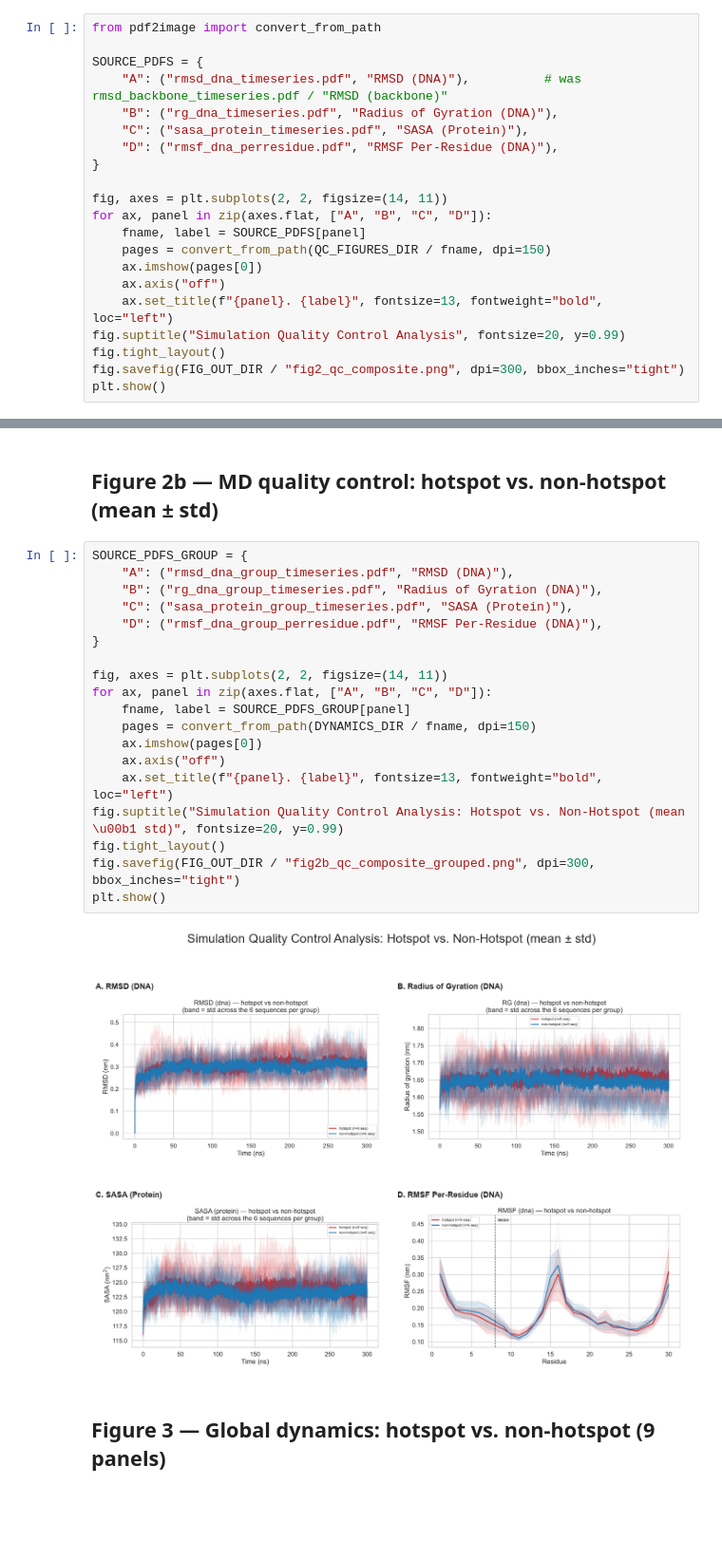
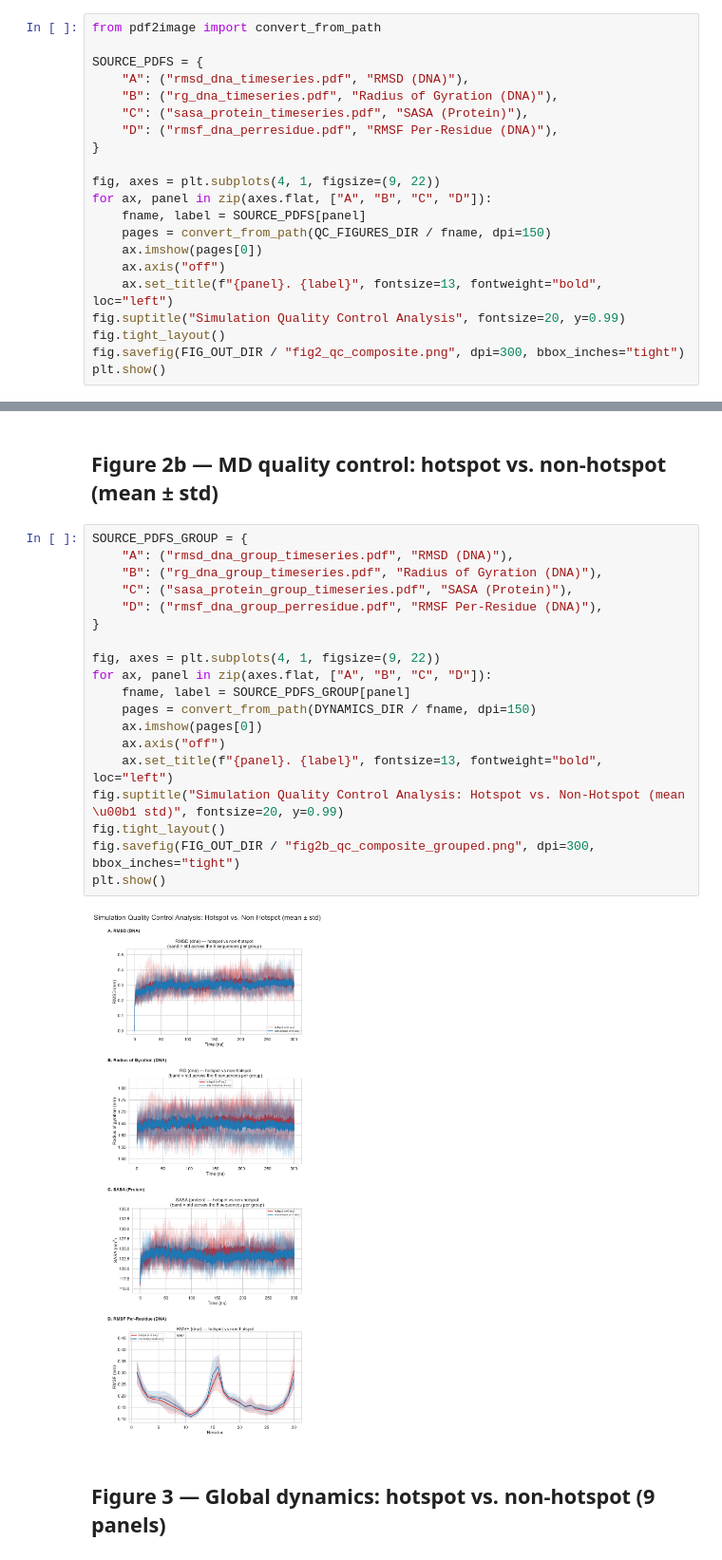
Before and after one commit to Rach711/5OHC-Project, a Jupyter notebook: 11-results_figures.ipynb, the cells around one changed output, grey strips where cells are left out. Shown at 95% size. Cells and saved outputs as stored; diff of their text form; blank space fills up the shorter version.

```diff
--- a/11-results_figures.ipynb
+++ b/11-results_figures.ipynb
@@ -154,13 +154,13 @@ compressed 0.00–0.30 ns axis instead of the full 0–300 ns.
 from pdf2image import convert_from_path
 
 SOURCE_PDFS = {
-    "A": ("rmsd_dna_timeseries.pdf", "RMSD (DNA)"),          # was rmsd_backbone_timeseries.pdf / "RMSD (backbone)"
+    "A": ("rmsd_dna_timeseries.pdf", "RMSD (DNA)"),
     "B": ("rg_dna_timeseries.pdf", "Radius of Gyration (DNA)"),
     "C": ("sasa_protein_timeseries.pdf", "SASA (Protein)"),
     "D": ("rmsf_dna_perresidue.pdf", "RMSF Per-Residue (DNA)"),
 }
 
-fig, axes = plt.subplots(2, 2, figsize=(14, 11))
+fig, axes = plt.subplots(4, 1, figsize=(9, 22))
 for ax, panel in zip(axes.flat, ["A", "B", "C", "D"]):
     fname, label = SOURCE_PDFS[panel]
     pages = convert_from_path(QC_FIGURES_DIR / fname, dpi=150)
@@ -178,24 +286,24 @@ plt.show()
 # %%
 SOURCE_PDFS_GROUP = {
     "A": ("rmsd_dna_group_timeseries.pdf", "RMSD (DNA)"),
     "B": ("rg_dna_group_timeseries.pdf", "Radius of Gyration (DNA)"),
     "C": ("sasa_protein_group_timeseries.pdf", "SASA (Protein)"),
     "D": ("rmsf_dna_group_perresidue.pdf", "RMSF Per-Residue (DNA)"),
 }
 
-fig, axes = plt.subplots(2, 2, figsize=(14, 11))
+fig, axes = plt.subplots(4, 1, figsize=(9, 22))
 for ax, panel in zip(axes.flat, ["A", "B", "C", "D"]):
     fname, label = SOURCE_PDFS_GROUP[panel]
     pages = convert_from_path(DYNAMICS_DIR / fname, dpi=150)
     ax.imshow(pages[0])
     ax.axis("off")
     ax.set_title(f"{panel}. {label}", fontsize=13, fontweight="bold", loc="left")
 fig.suptitle("Simulation Quality Control Analysis: Hotspot vs. Non-Hotspot (mean \u00b1 std)", fontsize=20, y=0.99)
 fig.tight_layout()
 fig.savefig(FIG_OUT_DIR / "fig2b_qc_composite_grouped.png", dpi=300, bbox_inches="tight")
 plt.show()
 # %% [output]
-[figure, old version]
+[figure, new version]
 # %% [markdown]
 ## Figure 3 — Global dynamics: hotspot vs. non-hotspot (9 panels)
 # %%
```
Also changed, not shown: parts of 7 cells of this notebook, 17 other files.
